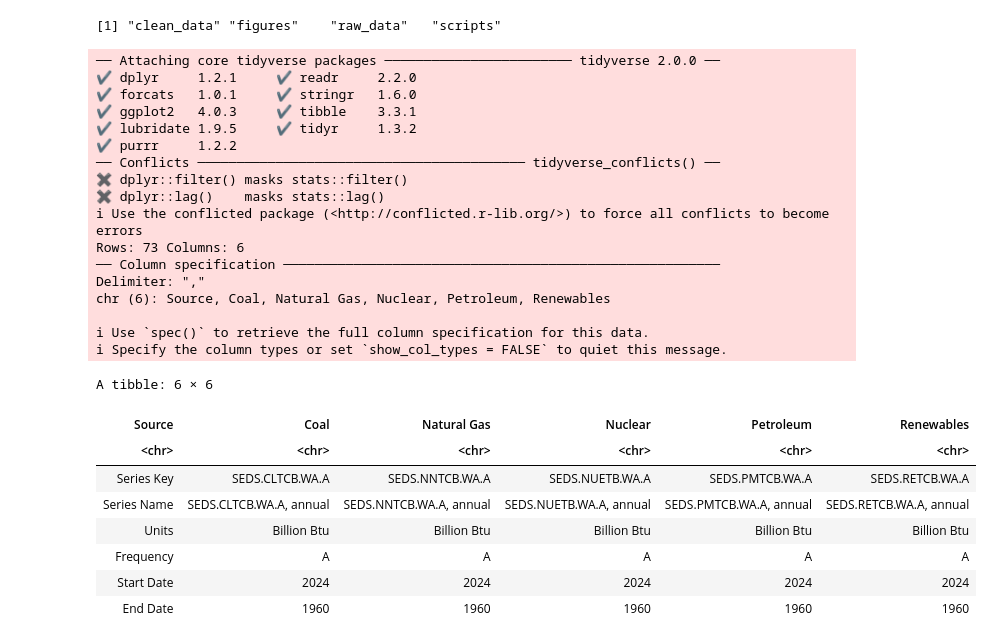
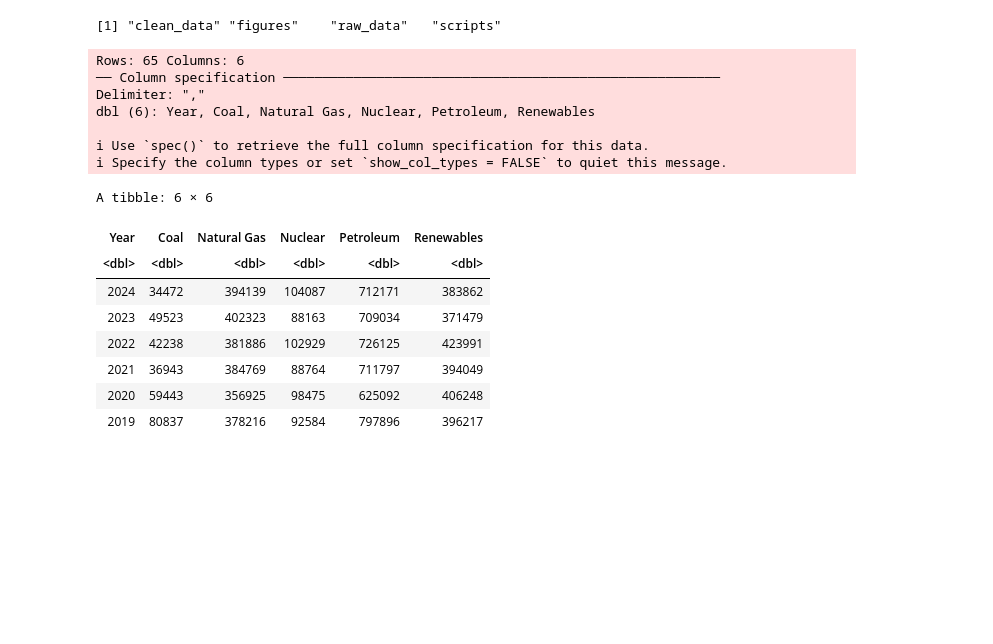
Before and after one commit to mpburnham2-tech/energy_emissions_project, a Jupyter notebook: Project_folder_setup.ipynb, the cells around one changed output. Drawn from its saved outputs; the diff is of its cells as text; code cells hidden in the pictures; blank space fills up the shorter version.

```diff
--- a/Project_folder_setup.ipynb
+++ b/Project_folder_setup.ipynb
@@ -37,39 +37,29 @@ list.files()
 # %% [output]
 [1] "clean_data" "figures"    "raw_data"   "scripts"
 # %%
-# Read the raw data for energy_consuption_estimates_by_source
+# Read the raw data for total_energy_consumption_by_source
 library(tidyverse)
 
-df_raw <- read_csv("raw_data/total_energy_consumption_estimates_by_source.csv")
+df_raw <- read_csv("raw_data/total_energy_consumption_by_source.csv")
 
 head(df_raw)
 # %% [output]
-── Attaching core tidyverse packages ──────────────────────── tidyverse 2.0.0 ──
-✔ dplyr     1.2.1     ✔ readr     2.2.0
-✔ forcats   1.0.1     ✔ stringr   1.6.0
-✔ ggplot2   4.0.3     ✔ tibble    3.3.1
-✔ lubridate 1.9.5     ✔ tidyr     1.3.2
-✔ purrr     1.2.2
-── Conflicts ────────────────────────────────────────── tidyverse_conflicts() ──
-✖ dplyr::filter() masks stats::filter()
-✖ dplyr::lag()    masks stats::lag()
-ℹ Use the conflicted package (<http://conflicted.r-lib.org/>) to force all conflicts to become errors
-Rows: 73 Columns: 6
+Rows: 65 Columns: 6
 ── Column specification ────────────────────────────────────────────────────────
 Delimiter: ","
-chr (6): Source, Coal, Natural Gas, Nuclear, Petroleum, Renewables
+dbl (6): Year, Coal, Natural Gas, Nuclear, Petroleum, Renewables
 
 ℹ Use `spec()` to retrieve the full column specification for this data.
 ℹ Specify the column types or set `show_col_types = FALSE` to quiet this message.
 A tibble: 6 × 6
-| Source | Coal | Natural Gas | Nuclear | Petroleum | Renewables |
-| <chr> | <chr> | <chr> | <chr> | <chr> | <chr> |
-| Series Key | SEDS.CLTCB.WA.A | SEDS.NNTCB.WA.A | SEDS.NUETB.WA.A | SEDS.PMTCB.WA.A | SEDS.RETCB.WA.A |
-| Series Name | SEDS.CLTCB.WA.A, annual | SEDS.NNTCB.WA.A, annual | SEDS.NUETB.WA.A, annual | SEDS.PMTCB.WA.A, annual | SEDS.RETCB.WA.A, annual |
-| Units | Billion Btu | Billion Btu | Billion Btu | Billion Btu | Billion Btu |
-| Frequency | A | A | A | A | A |
-| Start Date | 2024 | 2024 | 2024 | 2024 | 2024 |
-| End Date | 1960 | 1960 | 1960 | 1960 | 1960 |
+| Year | Coal | Natural Gas | Nuclear | Petroleum | Renewables |
+| <dbl> | <dbl> | <dbl> | <dbl> | <dbl> | <dbl> |
+| 2024 | 34472 | 394139 | 104087 | 712171 | 383862 |
+| 2023 | 49523 | 402323 | 88163 | 709034 | 371479 |
+| 2022 | 42238 | 381886 | 102929 | 726125 | 423991 |
+| 2021 | 36943 | 384769 | 88764 | 711797 | 394049 |
+| 2020 | 59443 | 356925 | 98475 | 625092 | 406248 |
+| 2019 | 80837 | 378216 | 92584 | 797896 | 396217 |
 # %%
 # Read the raw data for total_energy_emissions
 library(tidyverse)
```
Also changed, not shown: parts of 9 cells of this notebook.
